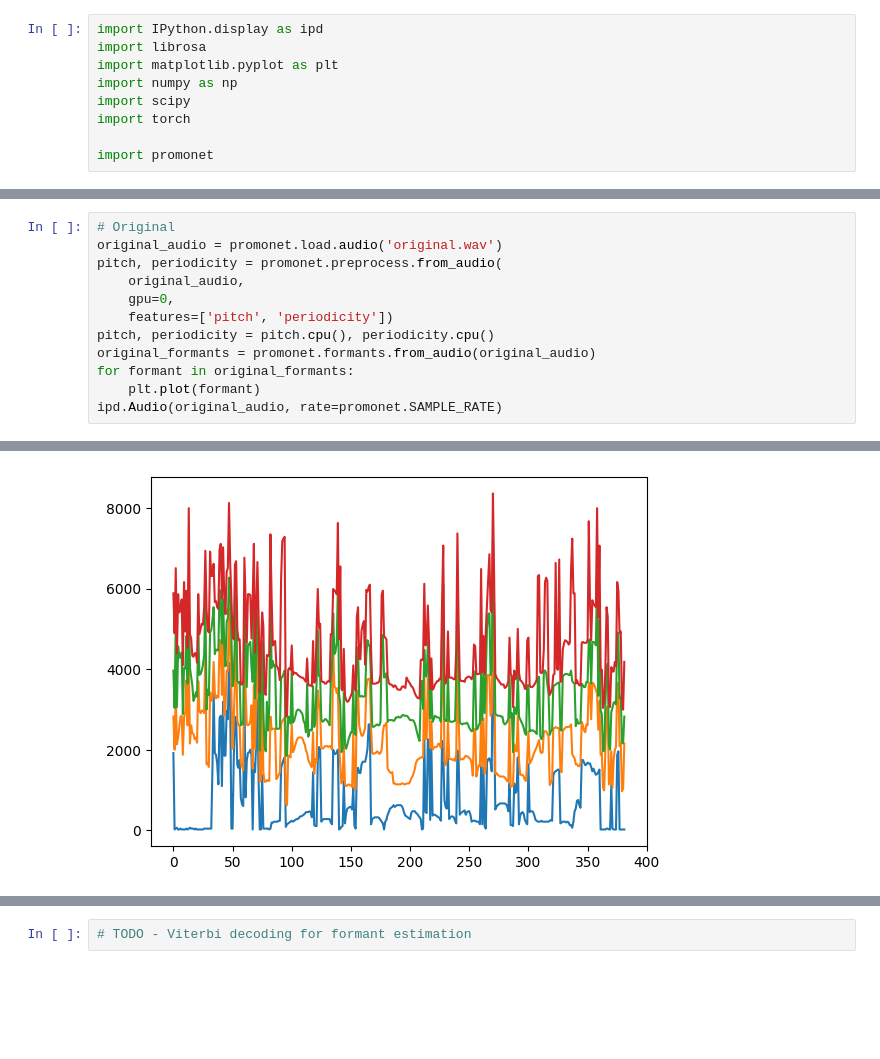
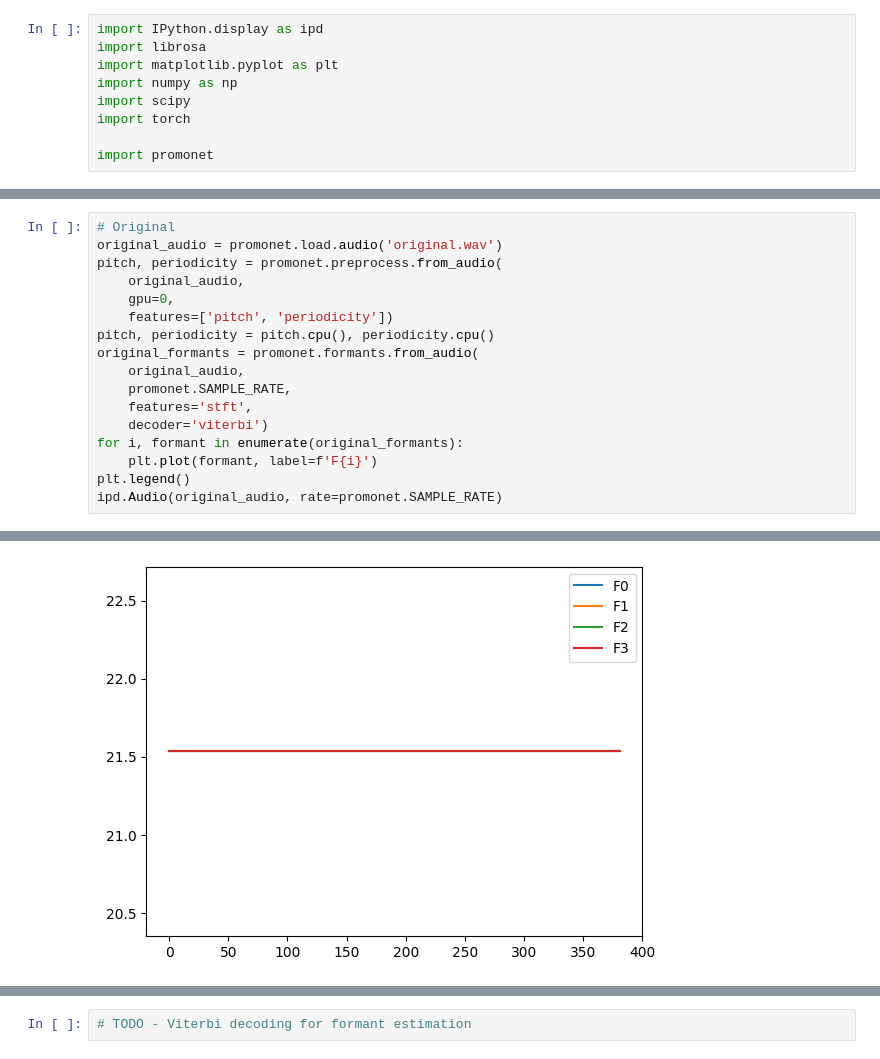
Before and after one commit to maxrmorrison/promonet, a Jupyter notebook: notebooks/formants.ipynb, the cells around one changed output, grey strips where cells are left out. Cells and saved outputs as stored; diff of their text form; blank space fills up the shorter version.

Commit message:
Formant estimation methods

```diff
--- a/notebooks/formants.ipynb
+++ b/notebooks/formants.ipynb
@@ -13,15 +49,20 @@ import promonet
 # %%
 # Original
 original_audio = promonet.load.audio('original.wav')
 pitch, periodicity = promonet.preprocess.from_audio(
     original_audio,
     gpu=0,
     features=['pitch', 'periodicity'])
 pitch, periodicity = pitch.cpu(), periodicity.cpu()
-original_formants = promonet.formants.from_audio(original_audio)
-for formant in original_formants:
-    plt.plot(formant)
+original_formants = promonet.formants.from_audio(
+    original_audio,
+    promonet.SAMPLE_RATE,
+    features='stft',
+    decoder='viterbi')
+for i, formant in enumerate(original_formants):
+    plt.plot(formant, label=f'F{i}')
+plt.legend()
 ipd.Audio(original_audio, rate=promonet.SAMPLE_RATE)
 # %% [output]
 [interactive output not drawn]
-[figure, old version]
+[figure, new version]
```
Also changed, not shown: parts of 10 cells of this notebook, 4 other files.
